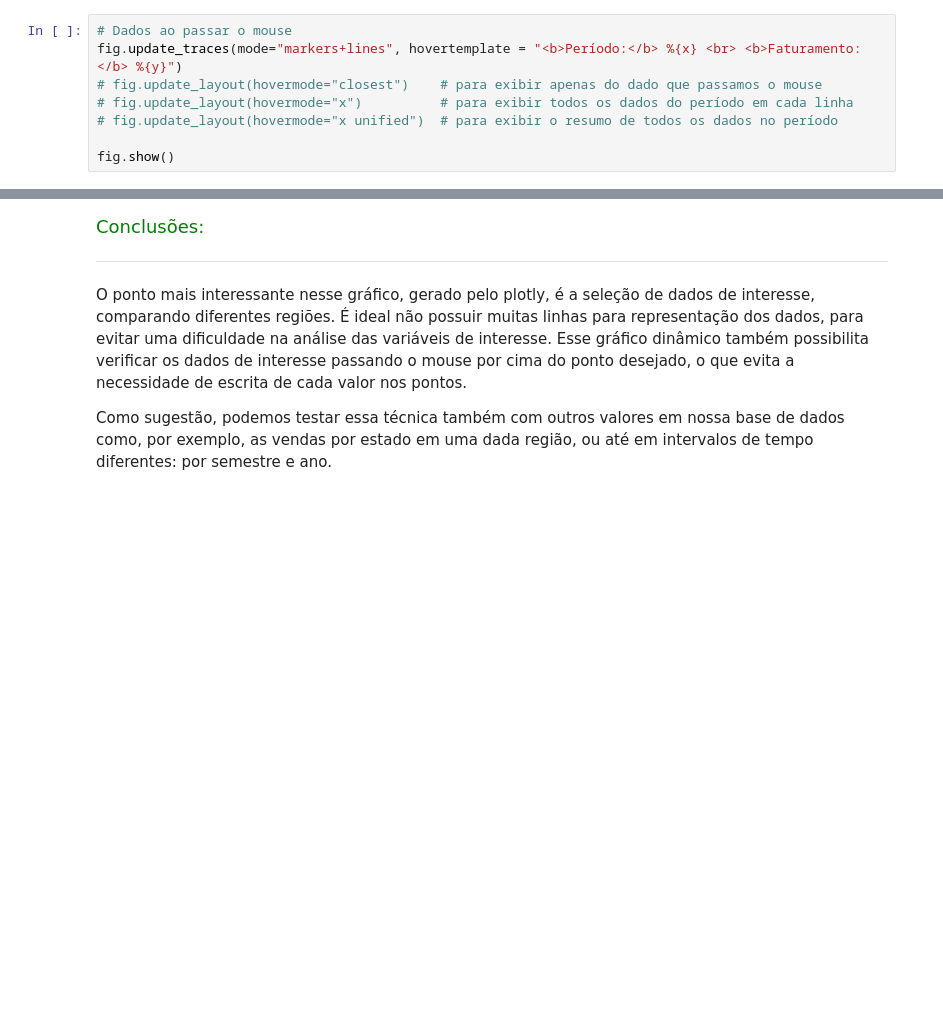
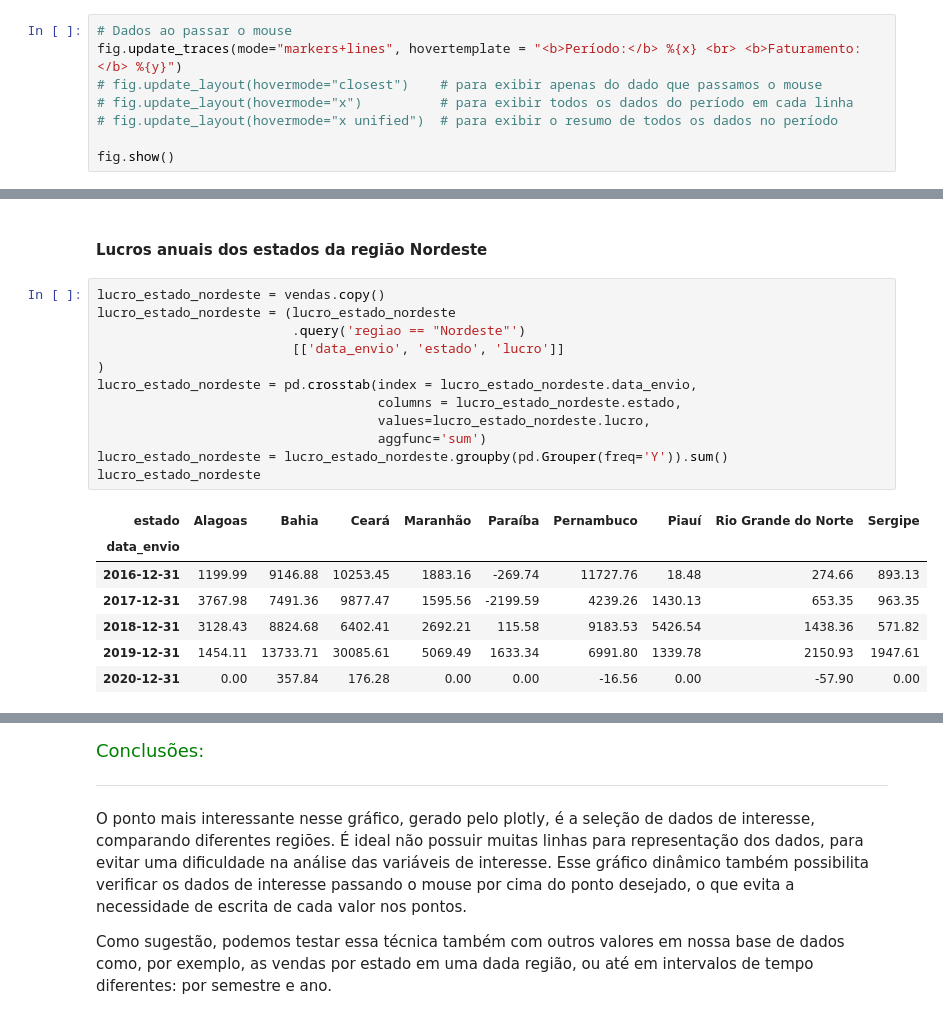
Before and after one commit to ledsouza/dataviz_vendas_lojas, a Jupyter notebook: Dataviz_ Gráficos.ipynb, the cells around one changed output, grey strips where cells are left out. Drawn from its saved outputs; the diff is of its cells as text; blank space fills up the shorter version.

```diff
--- a/Dataviz_ Gráficos.ipynb
+++ b/Dataviz_ Gráficos.ipynb
@@ -1111,0 +1146,22 @@ fig.show()
+# %% [markdown]
+#### Lucros anuais dos estados da região Nordeste
+# %%
+lucro_estado_nordeste = vendas.copy()
+lucro_estado_nordeste = (lucro_estado_nordeste
+                         .query('regiao == "Nordeste"')
+                         [['data_envio', 'estado', 'lucro']]
+)
+lucro_estado_nordeste = pd.crosstab(index = lucro_estado_nordeste.data_envio,
+                                    columns = lucro_estado_nordeste.estado,
+                                    values=lucro_estado_nordeste.lucro,
+                                    aggfunc='sum')
+lucro_estado_nordeste = lucro_estado_nordeste.groupby(pd.Grouper(freq='Y')).sum()
+lucro_estado_nordeste
+# %% [output]
+| estado | Alagoas | Bahia | Ceará | Maranhão | Paraíba | Pernambuco | Piauí | Rio Grande do Norte | Sergipe |
+| data_envio |  |  |  |  |  |  |  |  |  |
+| 2016-12-31 | 1199.99 | 9146.88 | 10253.45 | 1883.16 | -269.74 | 11727.76 | 18.48 | 274.66 | 893.13 |
+| 2017-12-31 | 3767.98 | 7491.36 | 9877.47 | 1595.56 | -2199.59 | 4239.26 | 1430.13 | 653.35 | 963.35 |
+| 2018-12-31 | 3128.43 | 8824.68 | 6402.41 | 2692.21 | 115.58 | 9183.53 | 5426.54 | 1438.36 | 571.82 |
+| 2019-12-31 | 1454.11 | 13733.71 | 30085.61 | 5069.49 | 1633.34 | 6991.80 | 1339.78 | 2150.93 | 1947.61 |
+| 2020-12-31 | 0.00 | 357.84 | 176.28 | 0.00 | 0.00 | -16.56 | 0.00 | -57.90 | 0.00 |
```
Also changed, not shown: parts of 5 cells of this notebook.
